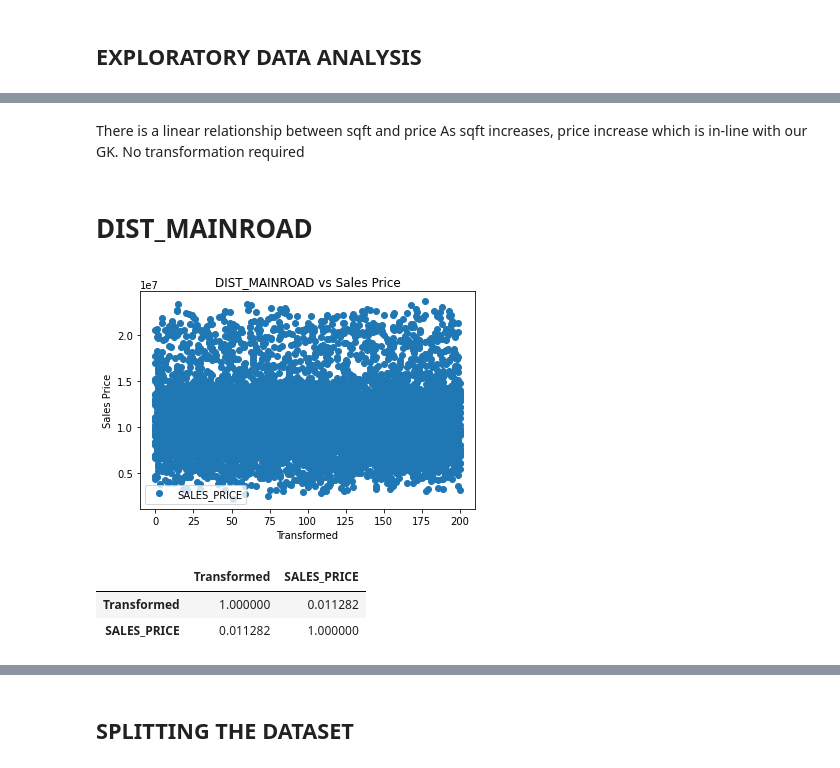
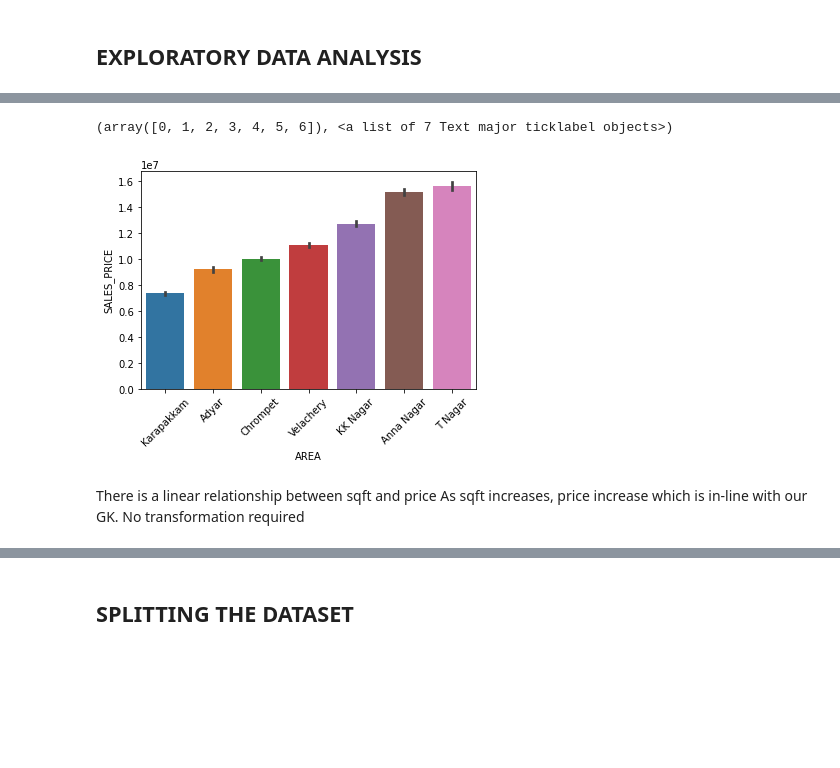
Before and after one commit to mcasivaram/Datascience, a Jupyter notebook: Chennai_House_Price_Prediction.ipynb, the cells around one changed output, grey strips where cells are left out. Drawn from its saved outputs; the diff is of its cells as text; code cells hidden in the pictures; blank space fills up the shorter version.

```diff
--- a/Chennai_House_Price_Prediction.ipynb
+++ b/Chennai_House_Price_Prediction.ipynb
@@ -1022,0 +599,7 @@ df1[['INT_SQFT','SALES_PRICE']].corr()
+# %%
+area_order=df1.groupby('AREA')['SALES_PRICE'].mean().reset_index().sort_values('SALES_PRICE')['AREA']
+sns.barplot(x='AREA',y='SALES_PRICE',data=df1,order=area_order)
+plt.xticks(rotation=45)
+# %% [output]
+(array([0, 1, 2, 3, 4, 5, 6]), <a list of 7 Text major ticklabel objects>)
+[figure, added]
@@ -1025,20 +611,3 @@ df1[['INT_SQFT','SALES_PRICE']].corr()
 price
  As sqft increases, price increase which is in-line with our GK.
  No transformation required
-# %% [markdown]
-# **DIST_MAINROAD**
-# %%
-import numpy as np
-df1['Transformed'] = np.log(df1['DIST_MAINROAD'])
-#df1.groupby('DIST_MAINROAD')['SALES_PRICE'].mean().plot(style='o')
-df1.plot(x='DIST_MAINROAD', y='SALES_PRICE', style='o')
-plt.title('DIST_MAINROAD vs Sales Price')
-plt.xlabel('Transformed')
-plt.ylabel('Sales Price')
-plt.show()
-df1[['Transformed','SALES_PRICE']].corr()
-# %% [output]
-[figure, removed]
-|  | Transformed | SALES_PRICE |
-| Transformed | 1.000000 | 0.011282 |
-| SALES_PRICE | 0.011282 | 1.000000 |
```
Also changed, not shown: parts of 172 cells of this notebook.
